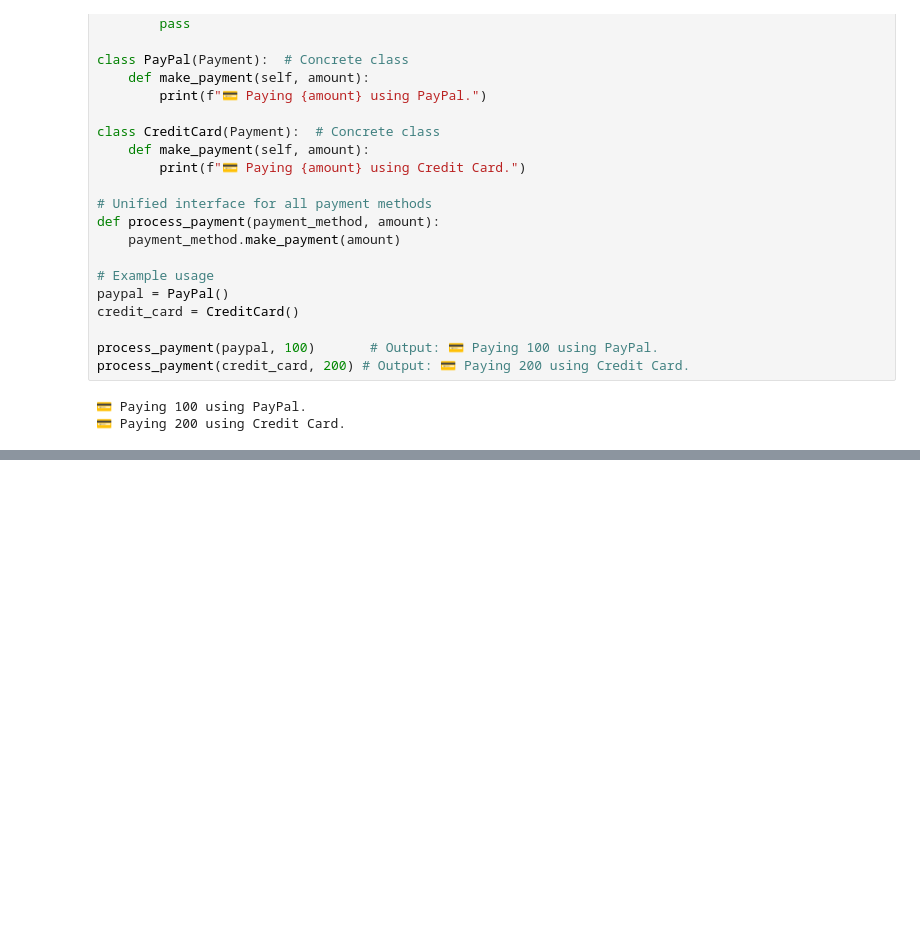
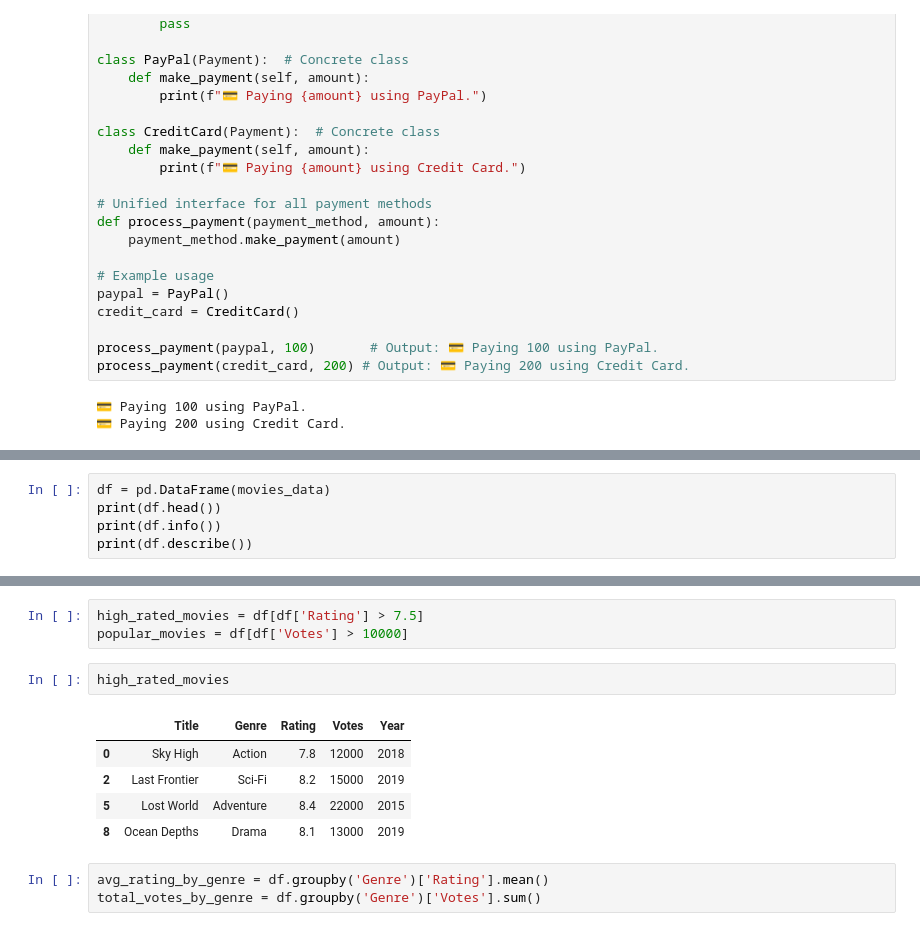
Before and after one commit to Sultan336/Agentic-ai, a Jupyter notebook: AI Python for Beginners/Level 2.ipynb, the cells around one changed output, grey strips where cells are left out. Cells and saved outputs as stored; diff of their text form; blank space fills up the shorter version.

```diff
--- a/AI Python for Beginners/Level 2.ipynb
+++ b/AI Python for Beginners/Level 2.ipynb
@@ -448,0 +686,5 @@ process_payment(credit_card, 200) # Output: 💳 Paying 200 using Credit Card.
+# %%
+df = pd.DataFrame(movies_data)
+print(df.head())
+print(df.info())
+print(df.describe())
@@ -448,0 +709,14 @@ process_payment(credit_card, 200) # Output: 💳 Paying 200 using Credit Card.
+# %%
+high_rated_movies = df[df['Rating'] > 7.5]
+popular_movies = df[df['Votes'] > 10000]
+# %%
+high_rated_movies
+# %% [output]
+|  | Title | Genre | Rating | Votes | Year |
+| 0 | Sky High | Action | 7.8 | 12000 | 2018 |
+| 2 | Last Frontier | Sci-Fi | 8.2 | 15000 | 2019 |
+| 5 | Lost World | Adventure | 8.4 | 22000 | 2015 |
+| 8 | Ocean Depths | Drama | 8.1 | 13000 | 2019 |
+# %%
+avg_rating_by_genre = df.groupby('Genre')['Rating'].mean()
+total_votes_by_genre = df.groupby('Genre')['Votes'].sum()
```
Also changed, not shown: parts of 22 cells of this notebook.
